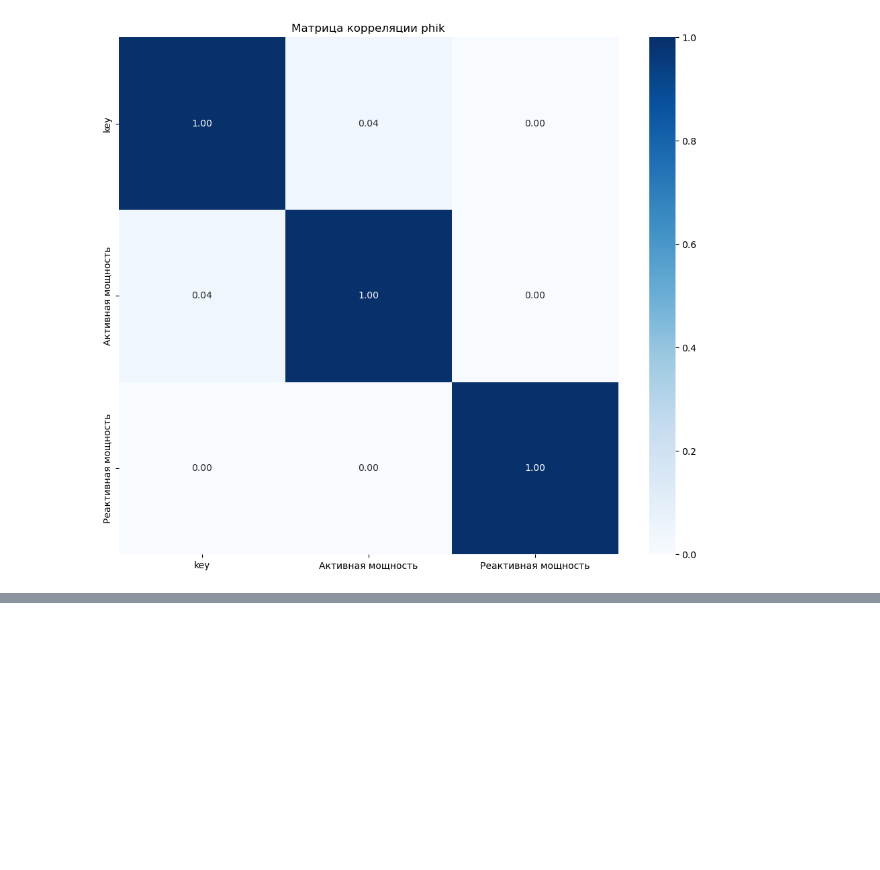
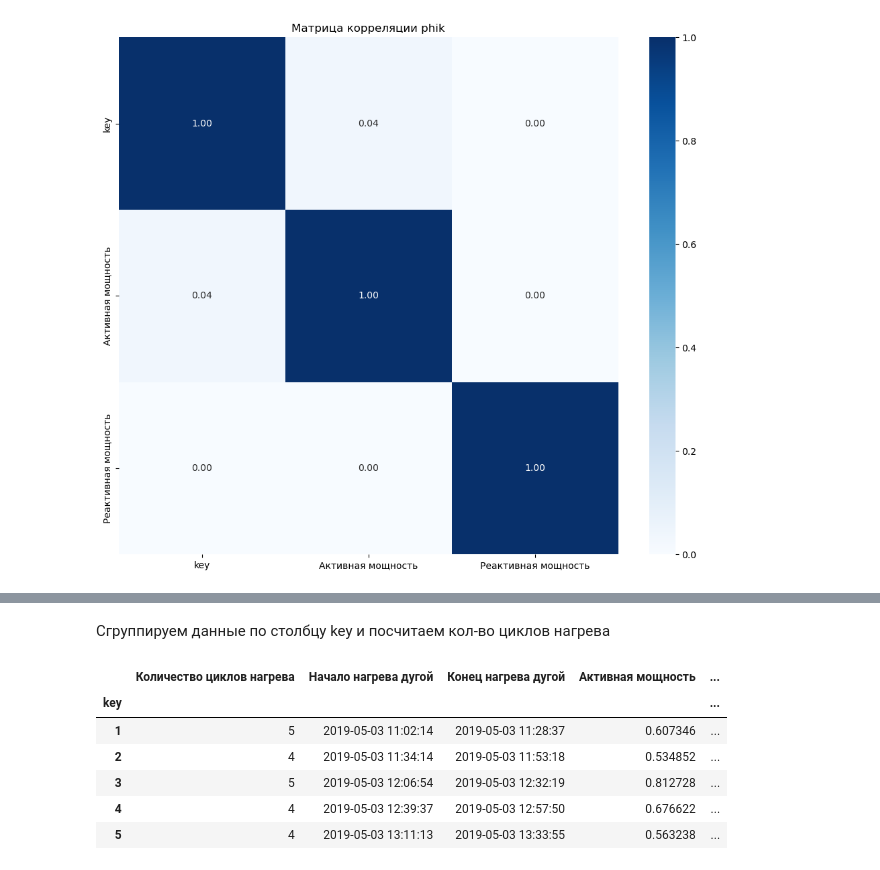
Before and after one commit to butuzovzeleboba/Industry, a Jupyter notebook: Industry.ipynb, the cells around one changed output, grey strips where cells are left out. Cells and saved outputs as stored; diff of their text form; code cells hidden in the pictures; blank space fills up the shorter version.

```diff
--- a/Industry.ipynb
+++ b/Industry.ipynb
@@ -508,0 +717,23 @@ interval columns not set, guessing: ['key', 'Активная мощность',
+# %% [markdown]
+Сгруппируем данные по столбцу key и посчитаем кол-во циклов нагрева
+# %%
+grouped_data = data_arc_new.groupby('key').agg({
+    'key': 'count',
+    'Начало нагрева дугой': 'min',
+    'Конец нагрева дугой': 'max',
+    'Активная мощность': 'mean',
+    'Реактивная мощность': 'mean',
+    'Полная мощность': 'mean',
+    'Длительность нагрева': 'sum',
+    'Потребление энергии': 'sum'
+}).rename(columns={'key': 'Количество циклов нагрева'})
+# %%
+grouped_data.head()
+# %% [output]
+|  | Количество циклов нагрева | Начало нагрева дугой | Конец нагрева дугой | Активная мощность | ... |
+| key |  |  |  |  | ... |
+| 1 | 5 | 2019-05-03 11:02:14 | 2019-05-03 11:28:37 | 0.607346 | ... |
+| 2 | 4 | 2019-05-03 11:34:14 | 2019-05-03 11:53:18 | 0.534852 | ... |
+| 3 | 5 | 2019-05-03 12:06:54 | 2019-05-03 12:32:19 | 0.812728 | ... |
+| 4 | 4 | 2019-05-03 12:39:37 | 2019-05-03 12:57:50 | 0.676622 | ... |
+| 5 | 4 | 2019-05-03 13:11:13 | 2019-05-03 13:33:55 | 0.563238 | ... |
```
Also changed, not shown: parts of 40 cells of this notebook.
